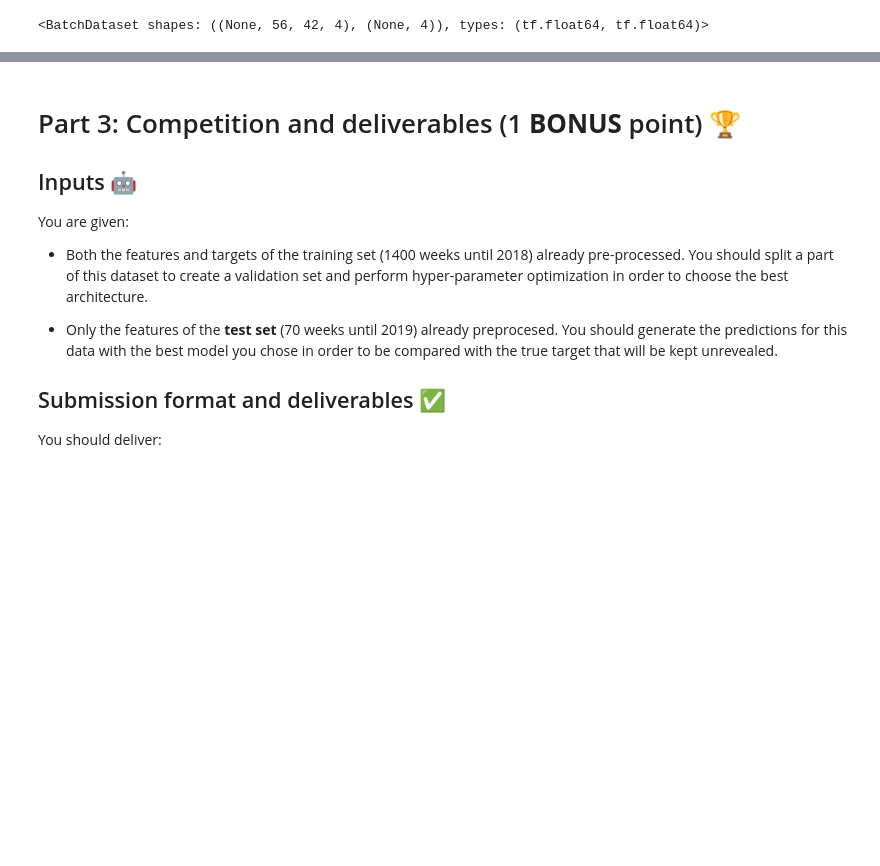
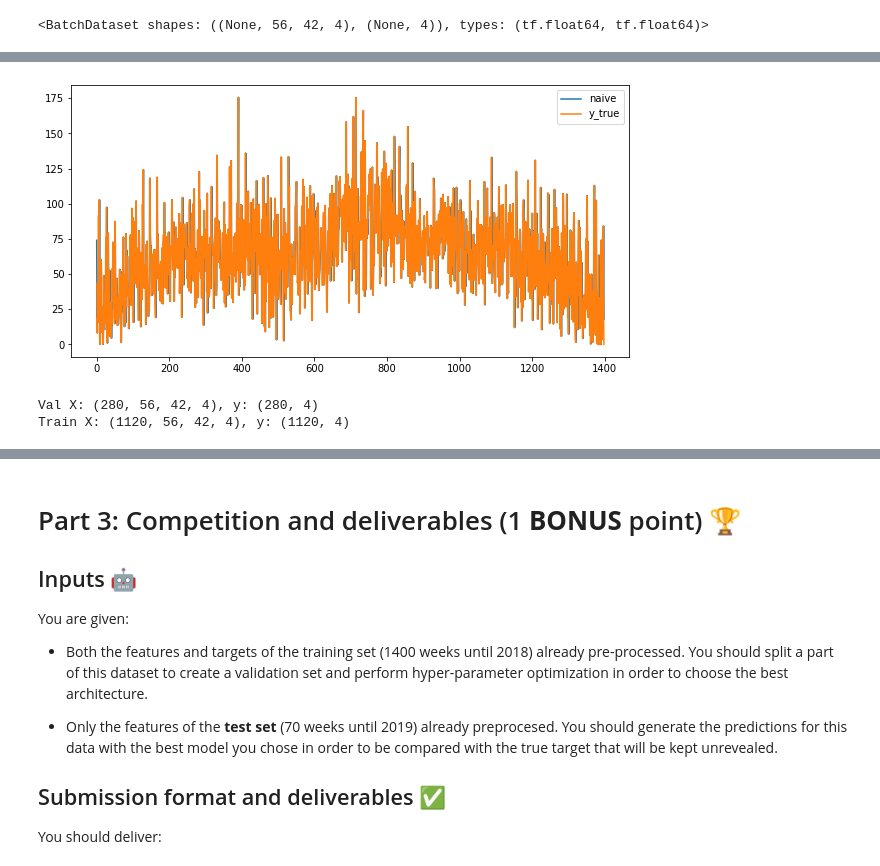
Before and after one commit to SebasGarcia08/analytics-II-final-workshop-2021-II, a Jupyter notebook: statement_analytics_fundamentals_II_final_workshop_2021_II.ipynb, the cells around one changed output, grey strips where cells are left out. Drawn from its saved outputs; the diff is of its cells as text; code cells hidden in the pictures; blank space fills up the shorter version.

```diff
--- a/statement_analytics_fundamentals_II_final_workshop_2021_II.ipynb
+++ b/statement_analytics_fundamentals_II_final_workshop_2021_II.ipynb
@@ -400,5 +414,6 @@ print(y)
 # %%
-tf_dataset = tf.data.Dataset.from_tensor_slices((X_train, y_train))
-tf_dataset = tf_dataset.batch(32)
+train_ds = tf.data.Dataset.from_tensor_slices((X_train, y_train))
+train_ds = train_ds.shuffle(tf.data.AUTOTUNE).batch(32)
+train_ds
 # %% [output]
 <BatchDataset shapes: ((None, 56, 42, 4), (None, 4)), types: (tf.float64, tf.float64)>
@@ -404,0 +423,4 @@ tf_dataset = tf_dataset.batch(32)
+# %%
+X, y = next(iter(train_ds))
+print(X.shape)
+print(y.shape)
@@ -404,0 +440,31 @@ tf_dataset = tf_dataset.batch(32)
+# %%
+def r_2(y, y_pred):
+  residual = tf.reduce_sum(tf.square(tf.subtract(y, y_pred)))
+  total = tf.reduce_sum(tf.square(tf.subtract(y, tf.reduce_mean(y))))
+  r2 = tf.subtract(1.0, tf.divide(residual, total))
+  return r2
+
+y_hat_naive = y_train[:-1, :]
+y_true_naive = y_train[1:, :]
+
+plt.figure(figsize=(10,5))
+plt.plot(np.arange(len(y_hat_naive)), y_hat_naive[:,0], label='naive')
+plt.plot(np.arange(len(y_true_naive)), y_true_naive[:,0], label='y_true')
+plt.legend()
+plt.show()
+# %% [output]
+[figure, added]
+# %%
+from random import Random
+val_rate = 0.2
+val_size = int(X_train.shape[0] * val_rate)
+
+X_val, y_val = X_train[-val_size:, :, :, :], y_train[-val_size:, :]
+train_idxs = np.arange(X_train.shape[0] - X_val.shape[0])
+# Random(RANDOM_STATE).shuffle(train_idxs)
+X_train_split, y_train_split = X_train[train_idxs], y_train[train_idxs]
+print(f"Val X: {X_val.shape}, y: {y_val.shape}")
+print(f"Train X: {X_train_split.shape}, y: {y_train_split.shape}")
+# %% [output]
+Val X: (280, 56, 42, 4), y: (280, 4)
+Train X: (1120, 56, 42, 4), y: (1120, 4)
```
Also changed, not shown: parts of 10 cells of this notebook.
